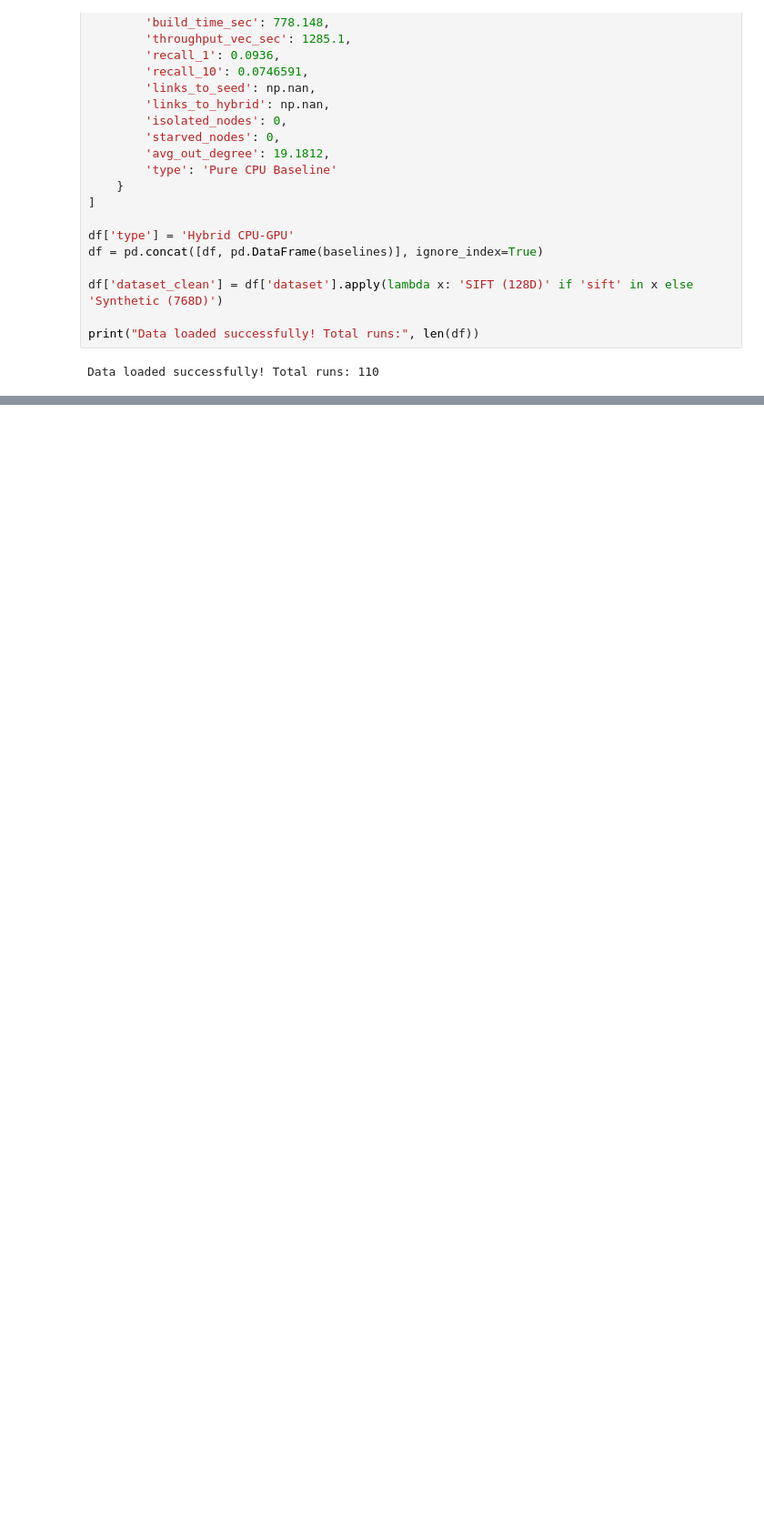
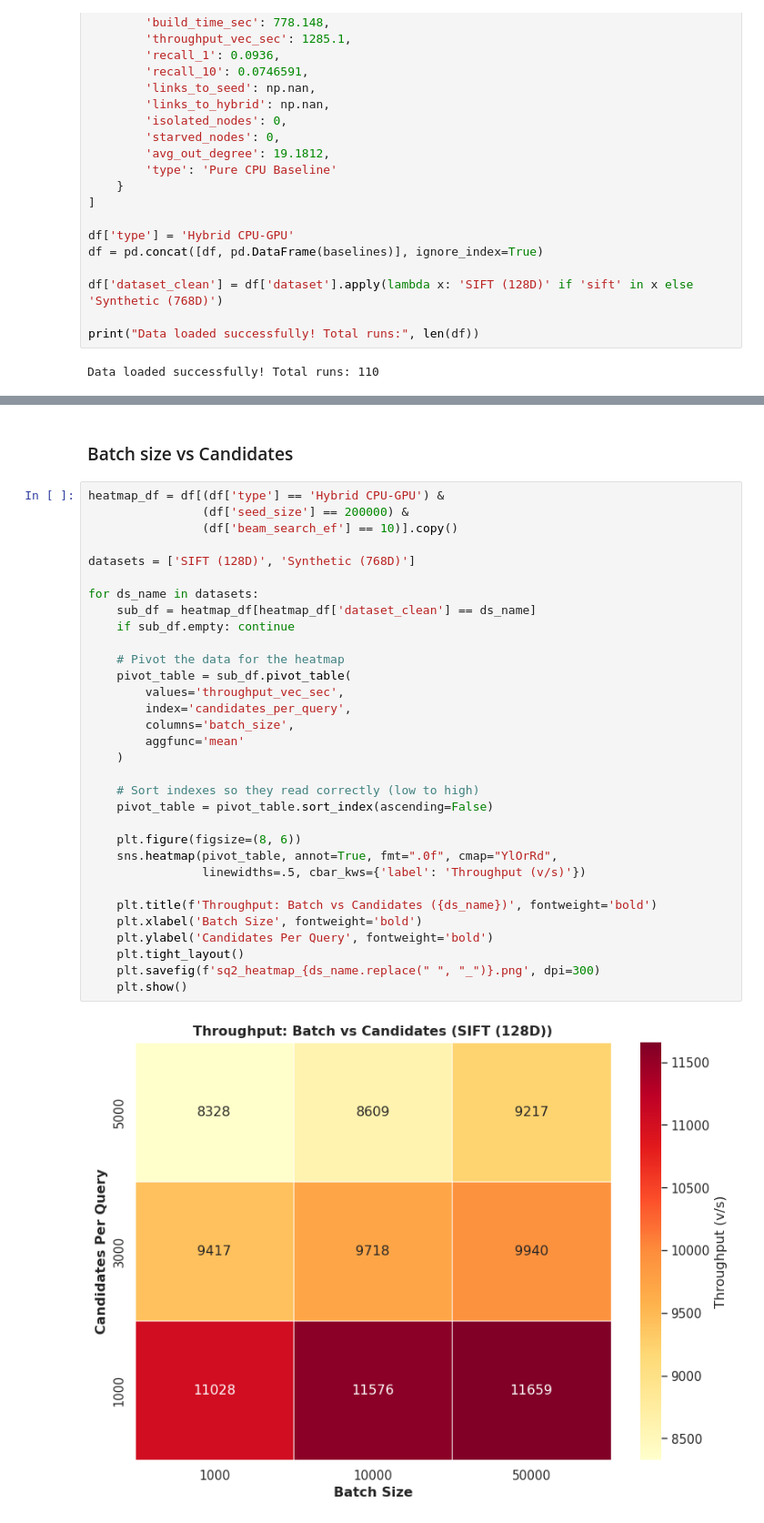
Before and after one commit to NavzarZar/bep_project, a Jupyter notebook: notebooks/analysis.ipynb, the cells around one changed output, grey strips where cells are left out. Shown at 91% size. Saved outputs shown, nothing was run; the diff lists cells and outputs as text; blank space fills up the shorter version.

```diff
--- a/notebooks/analysis.ipynb
+++ b/notebooks/analysis.ipynb
@@ -417,0 +161,36 @@ display(highdim_optimal[['batch_size', 'candidates_per_query', 'beam_search_ef',
+# %% [markdown]
+### Batch size vs Candidates
+# %%
+heatmap_df = df[(df['type'] == 'Hybrid CPU-GPU') &
+                (df['seed_size'] == 200000) &
+                (df['beam_search_ef'] == 10)].copy()
+
+datasets = ['SIFT (128D)', 'Synthetic (768D)']
+
+for ds_name in datasets:
+    sub_df = heatmap_df[heatmap_df['dataset_clean'] == ds_name]
+    if sub_df.empty: continue
+
+    # Pivot the data for the heatmap
+    pivot_table = sub_df.pivot_table(
+        values='throughput_vec_sec',
+        index='candidates_per_query',
+        columns='batch_size',
+        aggfunc='mean'
+    )
+
+    # Sort indexes so they read correctly (low to high)
+    pivot_table = pivot_table.sort_index(ascending=False)
+
+    plt.figure(figsize=(8, 6))
+    sns.heatmap(pivot_table, annot=True, fmt=".0f", cmap="YlOrRd",
+                linewidths=.5, cbar_kws={'label': 'Throughput (v/s)'})
+
+    plt.title(f'Throughput: Batch vs Candidates ({ds_name})', fontweight='bold')
+    plt.xlabel('Batch Size', fontweight='bold')
+    plt.ylabel('Candidates Per Query', fontweight='bold')
+    plt.tight_layout()
+    plt.savefig(f'sq2_heatmap_{ds_name.replace(" ", "_")}.png', dpi=300)
+    plt.show()
+# %% [output]
+[figure, added]
```
Also changed, not shown: parts of 30 cells of this notebook, 10 other files.
